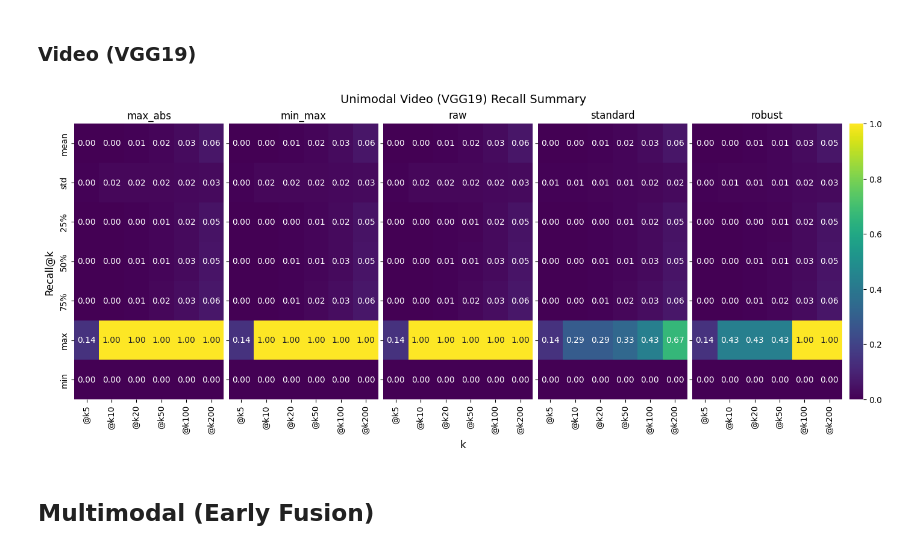
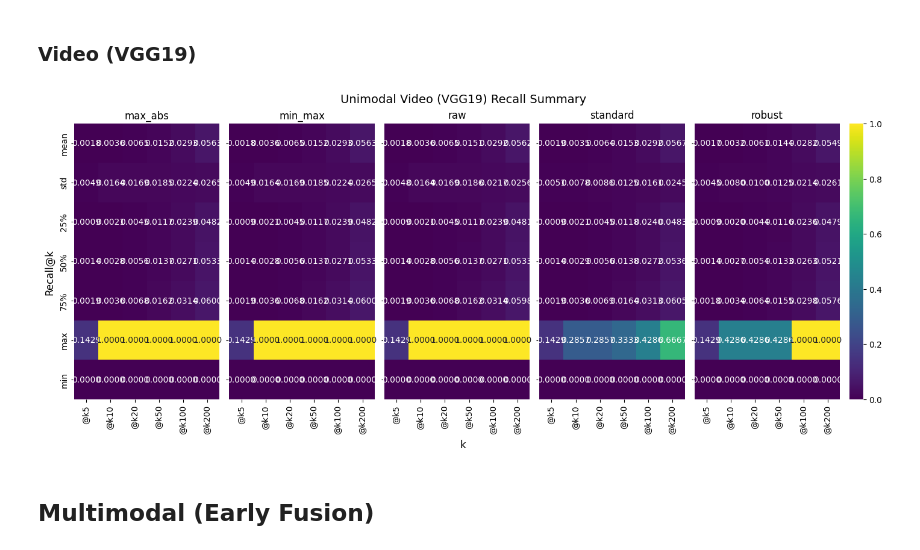
Before and after one commit to MARTIKRISO/MMSR25-26-Group-E, a Jupyter notebook: RetrievalAlgorithm/notebooks/evaluation_stats/plotting/plot_recall.ipynb, the cells around one changed output. Cells and saved outputs as stored; diff of their text form; code cells hidden in the pictures.

```diff
--- a/RetrievalAlgorithm/notebooks/evaluation_stats/plotting/plot_recall.ipynb
+++ b/RetrievalAlgorithm/notebooks/evaluation_stats/plotting/plot_recall.ipynb
@@ -65,5 +65,6 @@ figs_dict[f'unimodal_{metric_at_k_name.lower()}_mean_line_plot'] = plot_metrics_
 figs_dict[f'unimodal_lyrics_{metric_at_k_name.lower()}_summary'] = plot_describe_heatmaps(dfs=lyrics_dfs,
                        fig_title=f'Unimodal Lyrics (BERT) {metric_at_k_name} Summary',
                        x_label='k',
-                       y_label=f'{metric_at_k_name}@k',)
+                       y_label=f'{metric_at_k_name}@k',
+                       decimal_positions=4)
 # %% [output]
@@ -74,5 +75,6 @@ figs_dict[f'unimodal_lyrics_{metric_at_k_name.lower()}_summary'] = plot_describe
 figs_dict[f'unimodal_audio_{metric_at_k_name.lower()}_summary'] = plot_describe_heatmaps(dfs=audio_dfs,
                        fig_title=f'Unimodal Audio (MFCC) {metric_at_k_name} Summary',
                        x_label='k',
-                       y_label=f'{metric_at_k_name}@k',)
+                       y_label=f'{metric_at_k_name}@k',
+                       decimal_positions=4)
 # %% [output]
@@ -82,10 +84,11 @@ figs_dict[f'unimodal_audio_{metric_at_k_name.lower()}_summary'] = plot_describe_
 # %%
 figs_dict[f'unimodal_video_{metric_at_k_name.lower()}_summary'] = plot_describe_heatmaps(dfs=video_dfs,
                        fig_title=f'Unimodal Video (VGG19) {metric_at_k_name} Summary',
                        x_label='k',
-                       y_label=f'{metric_at_k_name}@k',)
+                       y_label=f'{metric_at_k_name}@k',
+                       decimal_positions=4)
 # %% [output]
-[figure, old version]
+[figure, new version]
 # %%
 del lyrics_dfs, audio_dfs, video_dfs
 # %% [markdown]
```
Also changed, not shown: parts of 11 cells of this notebook, 12 other files.
